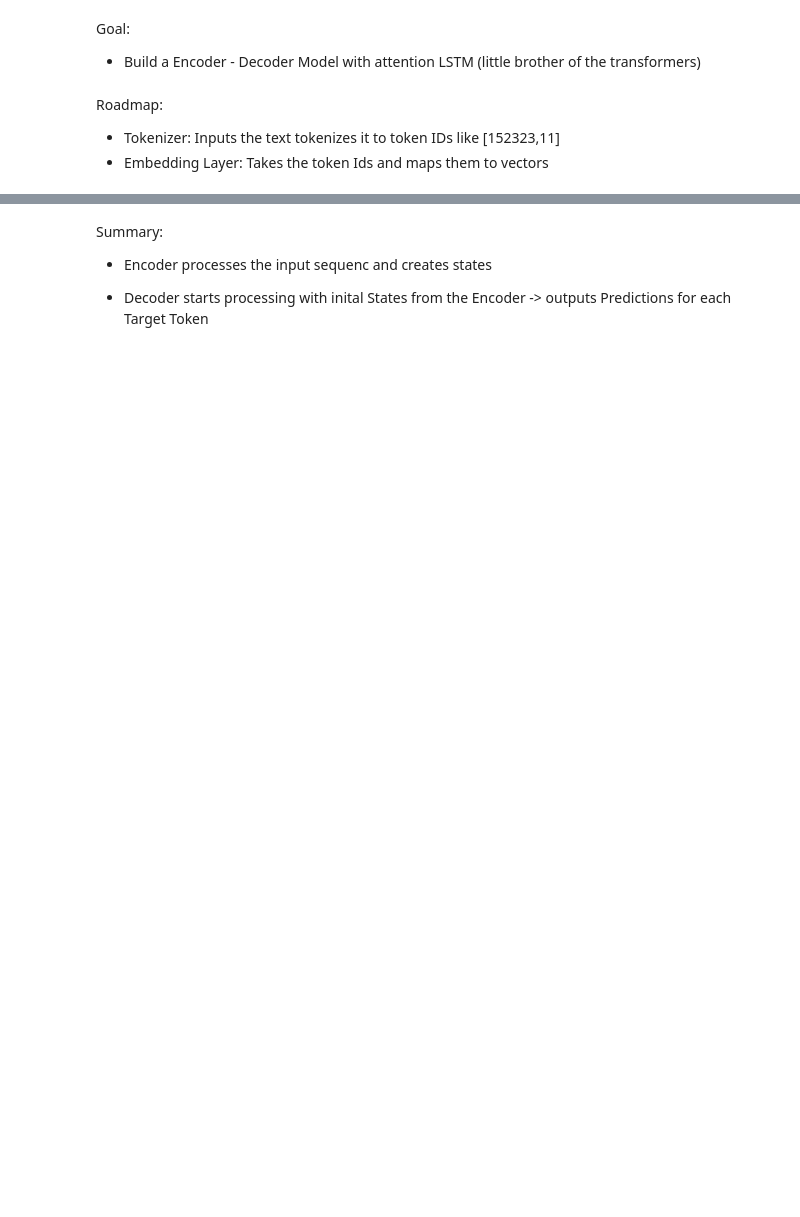
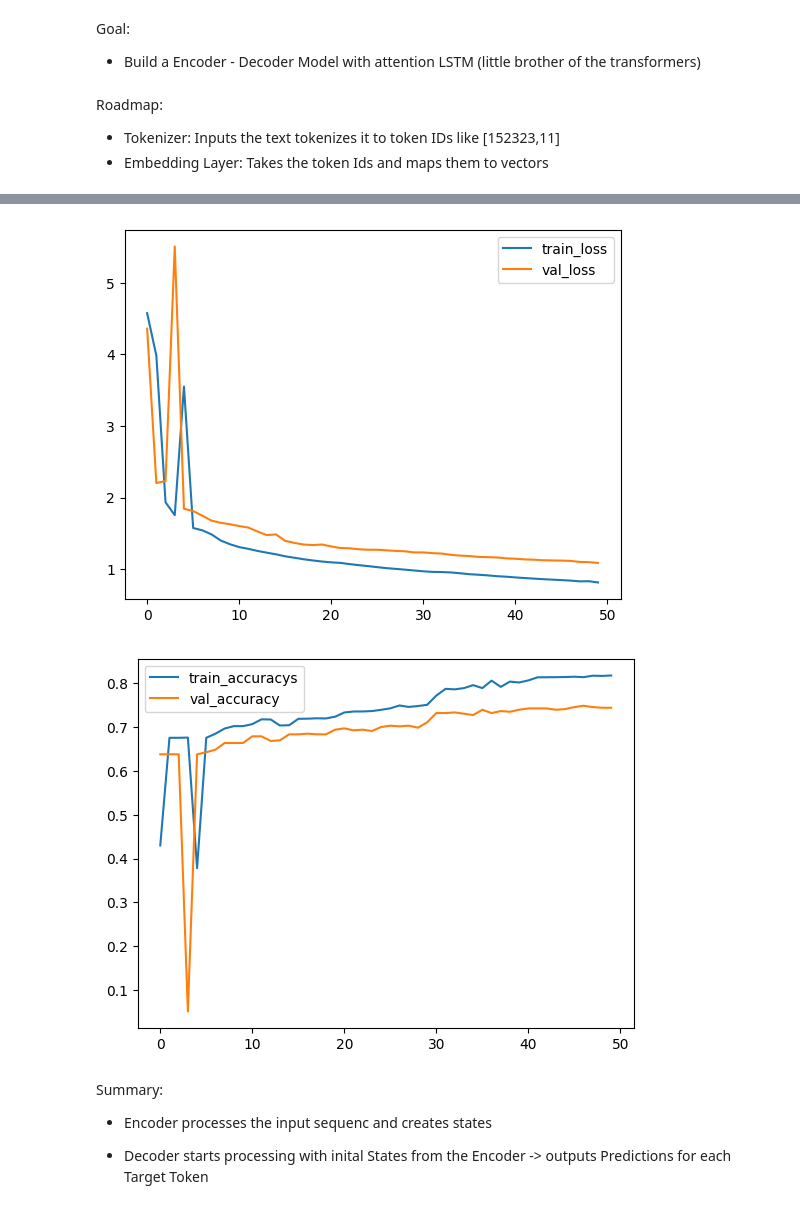
Before and after one commit to KreakxX/ShadAI, a Jupyter notebook: Training.ipynb, the cells around one changed output, grey strips where cells are left out. Cells and saved outputs as stored; diff of their text form; code cells hidden in the pictures; blank space fills up the shorter version.

Commit message:
Updated inference Step and started Training

```diff
--- a/Training.ipynb
+++ b/Training.ipynb
@@ -85,7 +88,7 @@ decoder_sequences = pad_sequences(decoder_sequences,maxlen=max_decoder_len,paddi
 # Padding Done which means all Sequences have the same length now and can be fed to the model
 
 decoder_input = decoder_sequences[:,:-1]
-decoder_target = decoder_sequences[:,:1]
+decoder_target = decoder_sequences[:,1:]
 
 # Decoder Input is the input we fed to the Decoder during Training (<Start> + tokens)
 # And the Decoder Output is the target the Model should predict (tokens + <End>)
@@ -149,13 +150,24 @@ model.compile(
 
 
 batch_size = 32
-epochs = 30
+epochs = 50
 
 
-model.fit(
+earlyStopping = keras.callbacks.EarlyStopping(
+  monitor="val_loss",
+  patience=5,
+  restore_best_weights=True
+)
+
+
+history = model.fit(
     [encoder_sequences, decoder_input],
     decoder_target,
     batch_size=batch_size,
     epochs=epochs,
-    validation_split=0.1
+    validation_split=0.1,
+    verbose=1,
+    callbacks=[earlyStopping]
 )
+
+model.save("ShadAI.keras")
@@ -161,0 +192,19 @@ model.fit(
+# %%
+# Data Showcase
+
+import matplotlib.pyplot as plt
+
+# Showcasing Loss to validation loss
+plt.plot(history.history['loss'],label='train_loss')
+plt.plot(history.history['val_loss'], label='val_loss')
+plt.legend()
+plt.show()
+
+# Showcasing accuracy to validation accuracy
+plt.plot(history.history['accuracy'], label="train_accuracys")
+plt.plot(history.history['val_accuracy'], label="val_accuracy")
+plt.legend()
+plt.show()
+# %% [output]
+[figure, added]
+[figure, added]
```
Also changed, not shown: parts of 5 cells of this notebook, 1 other file.
